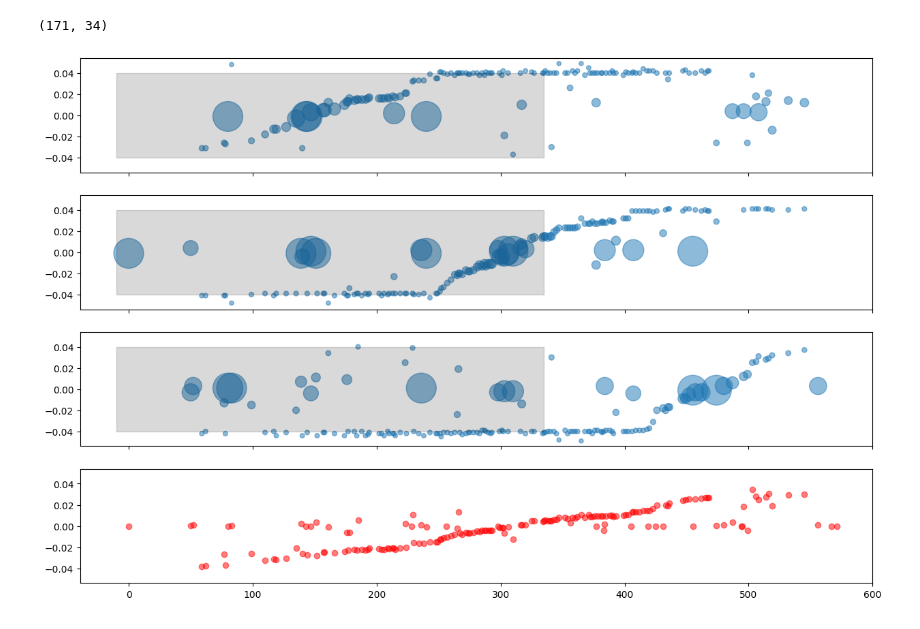
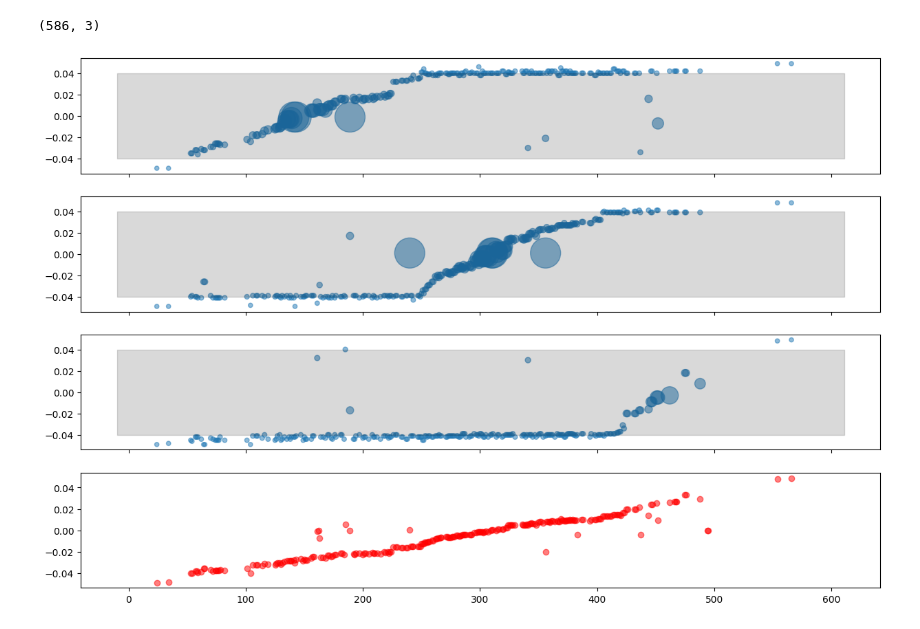
Before and after one commit to SerpRateAI/tensilePaper, a Jupyter notebook: everything-against-everything.ipynb, the cells around one changed output. Cells and saved outputs as stored; diff of their text form; code cells hidden in the pictures.

```diff
--- a/everything-against-everything.ipynb
+++ b/everything-against-everything.ipynb
@@ -23,40 +23,49 @@ df211
 # %%
 fig, ax = plt.subplots(4, 1, figsize=(15, 10), sharex=True, sharey=True)
 
-data = df211[df211.h3_h4_dt.between(-0.05, 0.05)]
-data = data[data.h4_h5_dt.between(-0.05, 0.05)]
-data = data[data.h5_h6_dt.between(-0.05, 0.05)]
+# this is way too strict
+# data = df211[df211.h3_h4_dt.between(-0.05, 0.05)]
+# data = data[data.h4_h5_dt.between(-0.05, 0.05)]
+# data = data[data.h5_h6_dt.between(-0.05, 0.05)]
+data = df211[['h3_h4_dt', 'h4_h5_dt', 'h5_h6_dt']].copy()
+data[~data.h3_h4_dt.between(-0.05, 0.05)] = np.nan
+data[~data.h4_h5_dt.between(-0.05, 0.05)] = np.nan
+data[~data.h5_h6_dt.between(-0.05, 0.05)] = np.nan
+
 
 
 x = data.index
 
 y = data.h3_h4_dt.values
 ax[0].scatter(x, y, s=np.abs(1/y), alpha=0.5)
 
 y = data.h4_h5_dt.values
 ax[1].scatter(x, y, s=np.abs(1/y), alpha=0.5)
 
 y = data.h5_h6_dt.values
 ax[2].scatter(x, y, s=np.abs(1/y), alpha=0.5)
 
 
 y = data[['h3_h4_dt', 'h4_h5_dt', 'h5_h6_dt']].mean(axis=1)
 ax[3].scatter(x, y, color='red', alpha=0.5,)
 
 
 # df211.h3_h4_dt.plot(ax=ax[0])
 # df211.h4_h5_dt.plot(ax=ax[1], marker='.', markersize=df211.h4_h5_dt.apply(lambda t: 100 if abs(t) < 0.04 else 0.001))
 # df211.h5_h6_dt.plot(ax=ax[2], marker='.', markersize=df211.h5_h6_dt.apply(lambda t: 100 if abs(t) < 0.04 else 0.001))
 
 # df211.h4_h3_dt.plot(ax=ax[0])
 # df211.h5_h4_dt.plot(ax=ax[1])
 # df211.h6_h5_dt.plot(ax=ax[2])
 
-ax[0].fill_between(x=(-10, 335), y1=-0.04, y2=0.04, color='black', alpha=0.15)
-ax[1].fill_between(x=(-10, 335), y1=-0.04, y2=0.04, color='black', alpha=0.15)
-ax[2].fill_between(x=(-10, 335), y1=-0.04, y2=0.04, color='black', alpha=0.15)
+ax[0].fill_between(x=(-10, data.shape[0]+25), y1=-0.04, y2=0.04, color='black', alpha=0.15)
+ax[1].fill_between(x=(-10, data.shape[0]+25), y1=-0.04, y2=0.04, color='black', alpha=0.15)
+ax[2].fill_between(x=(-10, data.shape[0]+25), y1=-0.04, y2=0.04, color='black', alpha=0.15)
 
 print(data.shape)
+
+#this is tricking me because it is not depths it is only the calculations...
+#you have to do this for depths
 # %% [output]
-(171, 34)
+(586, 3)
-[figure, old version]
+[figure, new version]
```
Also changed, not shown: parts of 7 cells of this notebook, 8 other files.
